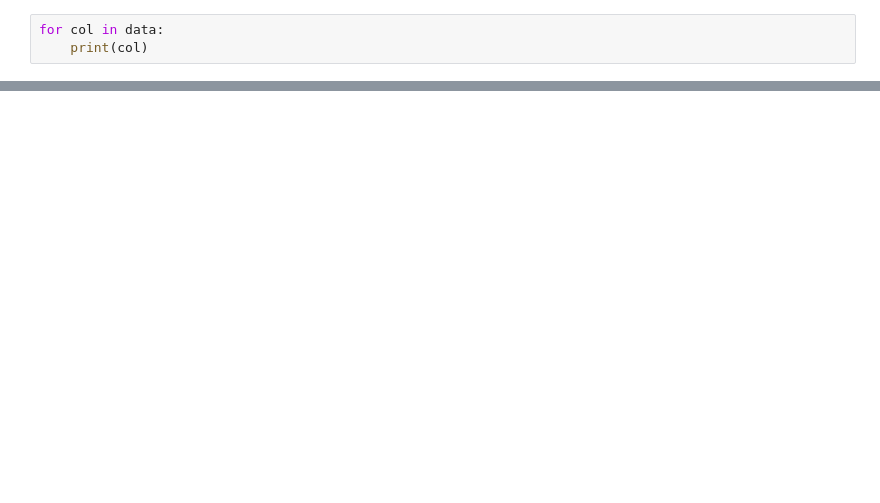
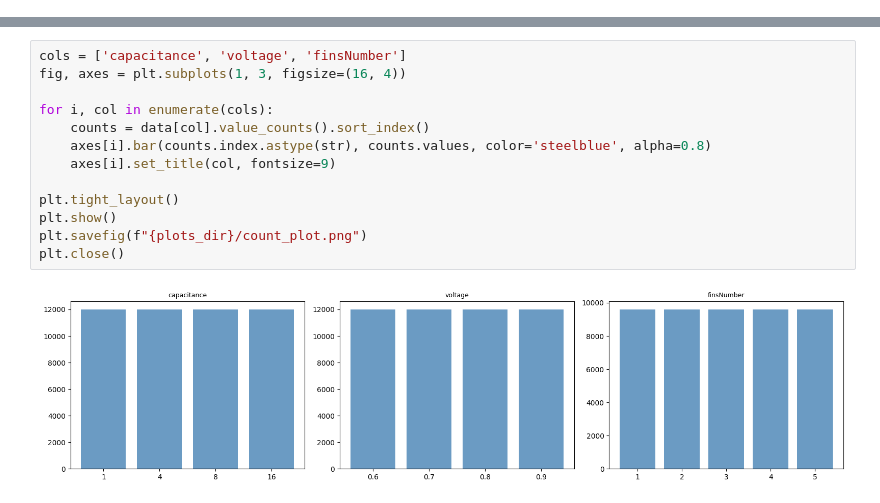
Before and after one commit to moraeseduarda/jupyter_ic, a Jupyter notebook: notebooks/FINFET/7nm/NOT/01_data_exploration.ipynb, the cells around one changed output, grey strips where cells are left out. Drawn from its saved outputs; the diff is of its cells as text; blank space fills up the shorter version.

```diff
--- a/notebooks/FINFET/7nm/NOT/01_data_exploration.ipynb
+++ b/notebooks/FINFET/7nm/NOT/01_data_exploration.ipynb
@@ -39,3 +41,0 @@ data
-# %%
-for col in data:
-    print(col)
@@ -126,0 +238,15 @@ plt.close()
+# %%
+cols = ['capacitance', 'voltage', 'finsNumber']
+fig, axes = plt.subplots(1, 3, figsize=(16, 4))
+
+for i, col in enumerate(cols):
+    counts = data[col].value_counts().sort_index()
+    axes[i].bar(counts.index.astype(str), counts.values, color='steelblue', alpha=0.8)
+    axes[i].set_title(col, fontsize=9)
+
+plt.tight_layout()
+plt.show()
+plt.savefig(f"{plots_dir}/count_plot.png")
+plt.close()
+# %% [output]
+[figure, added]
```
Also changed, not shown: parts of 31 cells of this notebook, 54 other files.
